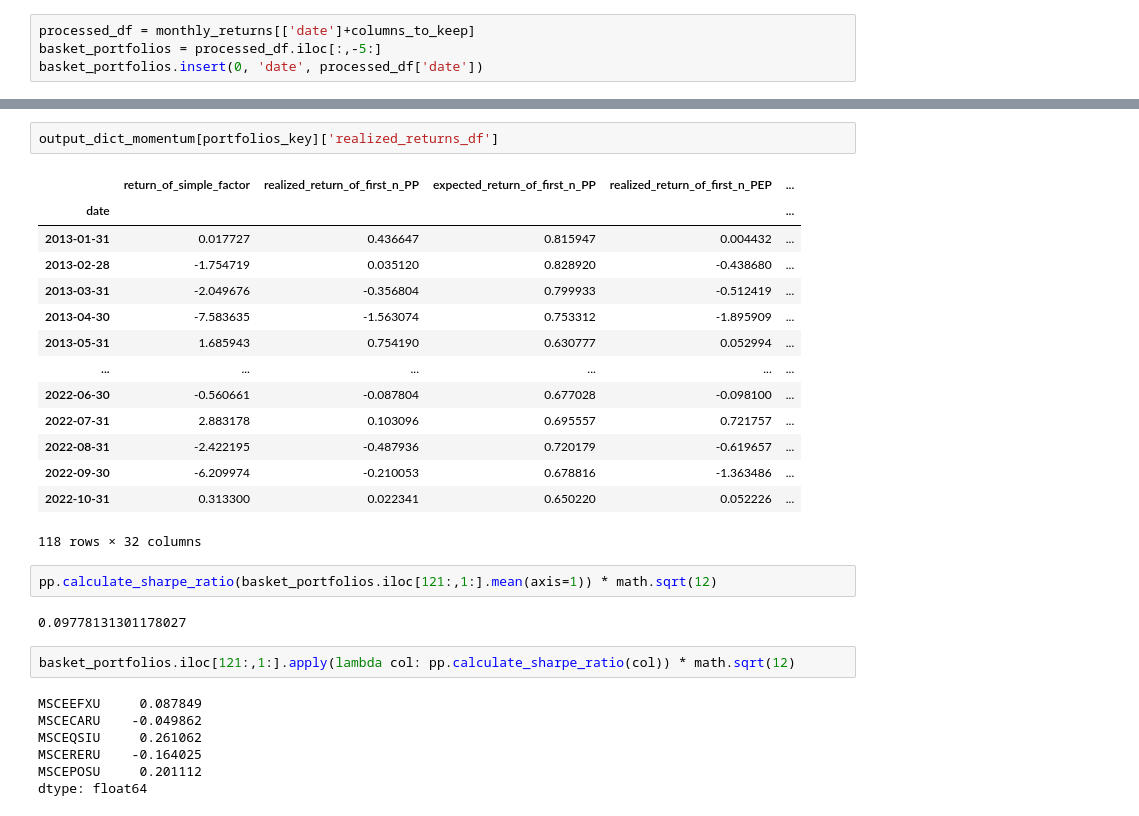
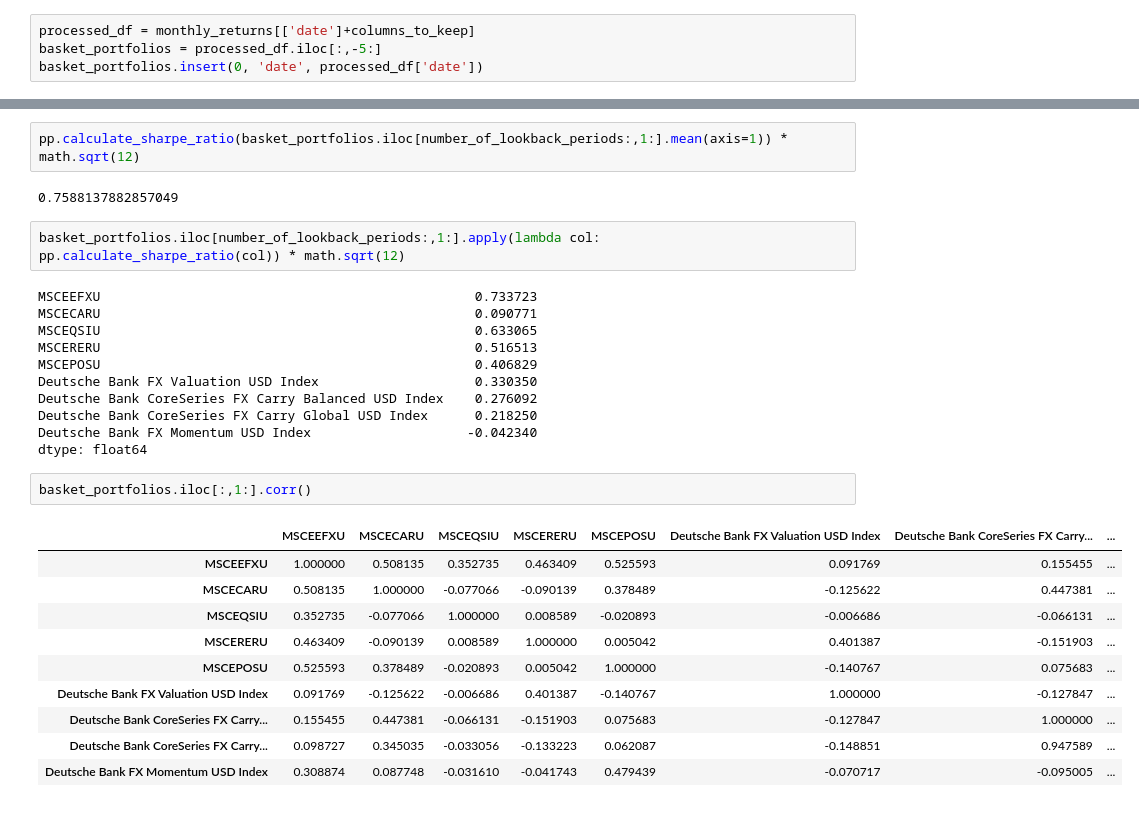
Before and after one commit to aminizadyar/Principal-Portfolios, a Jupyter notebook: FX_portfolios.ipynb, the cells around one changed output, grey strips where cells are left out. Cells and saved outputs as stored; diff of their text form.

```diff
--- a/FX_portfolios.ipynb
+++ b/FX_portfolios.ipynb
@@ -136,30 +209,30 @@ dtype: float64
-# %%
-output_dict_momentum[portfolios_key]['realized_returns_df']
-# %% [output]
-|  | return_of_simple_factor | realized_return_of_first_n_PP | expected_return_of_first_n_PP | realized_return_of_first_n_PEP | ... |
-| date |  |  |  |  | ... |
-| 2013-01-31 | 0.017727 | 0.436647 | 0.815947 | 0.004432 | ... |
-| 2013-02-28 | -1.754719 | 0.035120 | 0.828920 | -0.438680 | ... |
-| 2013-03-31 | -2.049676 | -0.356804 | 0.799933 | -0.512419 | ... |
-| 2013-04-30 | -7.583635 | -1.563074 | 0.753312 | -1.895909 | ... |
-| 2013-05-31 | 1.685943 | 0.754190 | 0.630777 | 0.052994 | ... |
-| ... | ... | ... | ... | ... | ... |
-| 2022-06-30 | -0.560661 | -0.087804 | 0.677028 | -0.098100 | ... |
-| 2022-07-31 | 2.883178 | 0.103096 | 0.695557 | 0.721757 | ... |
-| 2022-08-31 | -2.422195 | -0.487936 | 0.720179 | -0.619657 | ... |
-| 2022-09-30 | -6.209974 | -0.210053 | 0.678816 | -1.363486 | ... |
-| 2022-10-31 | 0.313300 | 0.022341 | 0.650220 | 0.052226 | ... |
-118 rows × 32 columns
 # %%
-pp.calculate_sharpe_ratio(basket_portfolios.iloc[121:,1:].mean(axis=1)) * math.sqrt(12)
+pp.calculate_sharpe_ratio(basket_portfolios.iloc[number_of_lookback_periods:,1:].mean(axis=1)) * math.sqrt(12)
 # %% [output]
-0.09778131301178027
+0.7588137882857049
 # %%
-basket_portfolios.iloc[121:,1:].apply(lambda col: pp.calculate_sharpe_ratio(col)) * math.sqrt(12)
+basket_portfolios.iloc[number_of_lookback_periods:,1:].apply(lambda col: pp.calculate_sharpe_ratio(col)) * math.sqrt(12)
 # %% [output]
-MSCEEFXU     0.087849
-MSCECARU    -0.049862
-MSCEQSIU     0.261062
-MSCERERU    -0.164025
-MSCEPOSU     0.201112
+MSCEEFXU                                                0.733723
+MSCECARU                                                0.090771
+MSCEQSIU                                                0.633065
+MSCERERU                                                0.516513
+MSCEPOSU                                                0.406829
+Deutsche Bank FX Valuation USD Index                    0.330350
+Deutsche Bank CoreSeries FX Carry Balanced USD Index    0.276092
+Deutsche Bank CoreSeries FX Carry Global USD Index      0.218250
+Deutsche Bank FX Momentum USD Index                    -0.042340
 dtype: float64
+# %%
+basket_portfolios.iloc[:,1:].corr()
+# %% [output]
+|  | MSCEEFXU | MSCECARU | MSCEQSIU | MSCERERU | MSCEPOSU | Deutsche Bank FX Valuation USD Index | Deutsche Bank CoreSeries FX Carry... | ... |
+| MSCEEFXU | 1.000000 | 0.508135 | 0.352735 | 0.463409 | 0.525593 | 0.091769 | 0.155455 | ... |
+| MSCECARU | 0.508135 | 1.000000 | -0.077066 | -0.090139 | 0.378489 | -0.125622 | 0.447381 | ... |
+| MSCEQSIU | 0.352735 | -0.077066 | 1.000000 | 0.008589 | -0.020893 | -0.006686 | -0.066131 | ... |
+| MSCERERU | 0.463409 | -0.090139 | 0.008589 | 1.000000 | 0.005042 | 0.401387 | -0.151903 | ... |
+| MSCEPOSU | 0.525593 | 0.378489 | -0.020893 | 0.005042 | 1.000000 | -0.140767 | 0.075683 | ... |
+| Deutsche Bank FX Valuation USD Index | 0.091769 | -0.125622 | -0.006686 | 0.401387 | -0.140767 | 1.000000 | -0.127847 | ... |
+| Deutsche Bank CoreSeries FX Carry... | 0.155455 | 0.447381 | -0.066131 | -0.151903 | 0.075683 | -0.127847 | 1.000000 | ... |
+| Deutsche Bank CoreSeries FX Carry... | 0.098727 | 0.345035 | -0.033056 | -0.133223 | 0.062087 | -0.148851 | 0.947589 | ... |
+| Deutsche Bank FX Momentum USD Index | 0.308874 | 0.087748 | -0.031610 | -0.041743 | 0.479439 | -0.070717 | -0.095005 | ... |
```
Also changed, not shown: parts of 11 cells of this notebook.
